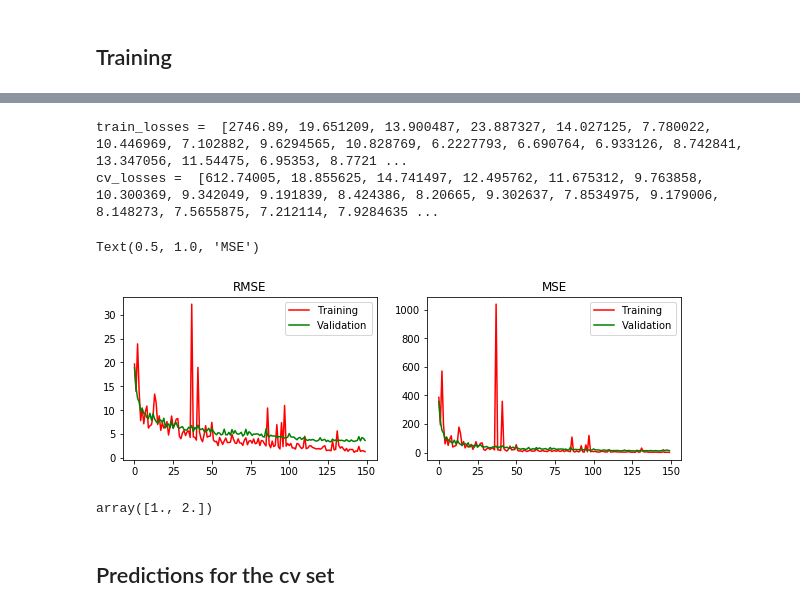
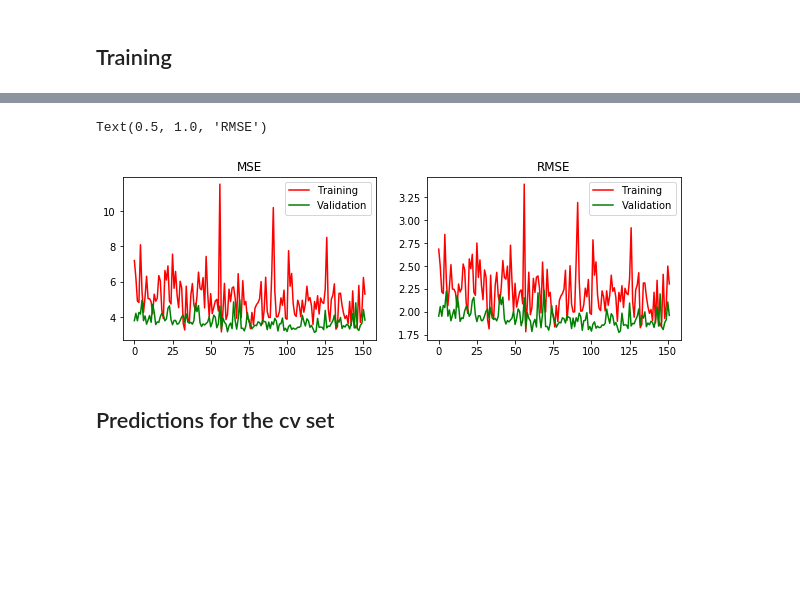
Before and after one commit to sgmig/ml_projects, a Jupyter notebook: kaggle/facial-keypoints-detection/facial_keypoints_CNN.ipynb, the cells around one changed output, grey strips where cells are left out. Drawn from its saved outputs; the diff is of its cells as text; code cells hidden in the pictures; blank space fills up the shorter version.

```diff
--- a/kaggle/facial-keypoints-detection/facial_keypoints_CNN.ipynb
+++ b/kaggle/facial-keypoints-detection/facial_keypoints_CNN.ipynb
@@ -241,7 +228,9 @@ counter = 6
+# %%
+counter = 7 # a variable to keep track of different models.
 # %% [markdown]
 ## Training
 # %%
-num_steps = 5000
+num_steps = 10000
 
 fig = plt.figure()
 ax = fig.add_subplot(1, 1, 1)
@@ -252,9 +241,9 @@ with tf.Session() as sess:
     writer = tf.summary.FileWriter('./tensorboard_logs', sess.graph)
     #sess.run(init)
     saver.restore(sess, "./saved_models/keypoints_cnn_" + str(counter) )
-    #saver.restore(sess, "./saved_models/keypoints_3_lay_cnn_3")
-    train_losses = []
-    cv_losses = []
+
+    #train_losses = []
+    #cv_losses = []
 
 
     for iteration in range(num_steps+1):
@@ -265,7 +254,7 @@ with tf.Session() as sess:
         # Uncomment for BN
         _ , train_loss= sess.run([train, masked_loss],
                              feed_dict={x: x_batch, keypoints_true: keypoints_batch,
-                                        lr:0.0005, drop_rate:0})
+                                        lr:0.0005, drop_rate:0.2})
 
         if iteration%100 == 0:
 
@@ -288,8 +277,8 @@ with tf.Session() as sess:
             print('CV RMSE:', np.sqrt(cv_loss), '\n')
 
             ax.cla()
-            ax.plot(train_losses[1:], 'r', label = 'Training error')
-            ax.plot(cv_losses[1:], 'g', label = 'Validation error')
+            ax.plot(train_losses[150:], 'r', label = 'Training error')
+            ax.plot(cv_losses[150:], 'g', label = 'Validation error')
             ax.legend()
             display(fig)
 
@@ -307,8 +296,8 @@ with tf.Session() as sess:
     print('CV MSE:',  cv_losses[-1], '\n')
 
     ax.cla()
-    ax.plot(train_losses[1:], 'r', label = 'Training error')
-    ax.plot(cv_losses[1:], 'g', label = 'Validation error')
+    ax.plot(train_losses[150:], 'r', label = 'Training error')
+    ax.plot(cv_losses[150:], 'g', label = 'Validation error')
     ax.legend()
 
 
@@ -348,36 +344,20 @@ cv_losses_mod6_15k.append(cv_losses)
-# %%
-train_losses_mod6_20k = train_losses_mod6_15k
-
-cv_losses_mod6_20k =  cv_losses_mod6_15k
-
-print('train_losses = ', train_losses_mod6_20k)
-print('cv_losses = ', cv_losses_mod6_20k)
-# %% [output]
-train_losses =  [2746.89, 19.651209, 13.900487, 23.887327, 14.027125, 7.780022, 10.446969, 7.102882, 9.6294565, 10.828769, 6.2227793, 6.690764, 6.933126, 8.742841, 13.347056, 11.54475, 6.95353, 8.7721 ...
-cv_losses =  [612.74005, 18.855625, 14.741497, 12.495762, 11.675312, 9.763858, 10.300369, 9.342049, 9.191839, 8.424386, 8.20665, 9.302637, 7.8534975, 9.179006, 8.148273, 7.5655875, 7.212114, 7.9284635 ...
-# %%
-train_losses[np.argmax(train_losses)] = train_losses[np.argmax(train_losses)-1]
 # %%
 figure, ax = plt.subplots(1,2, figsize = (10,3))
 
-ax[0].plot(train_losses[1:], 'r', label = 'Training')
-ax[0].plot(cv_losses[1:], 'g', label = 'Validation')
+from_step = 150
+
+ax[0].plot(train_losses[from_step:], 'r', label = 'Training')
+ax[0].plot(cv_losses[from_step:], 'g', label = 'Validation')
 ax[0].legend()
-ax[0].set_title('RMSE')
+ax[0].set_title('MSE')
 
-ax[1].plot(list(map(lambda x: x**2, train_losses[1:])), 'r', label = 'Training')
-ax[1].plot(list(map(lambda x: x**2, cv_losses[1:])), 'g', label = 'Validation')
+ax[1].plot(np.sqrt(train_losses[from_step:]), 'r', label = 'Training')
+ax[1].plot(np.sqrt(cv_losses[from_step:]), 'g', label = 'Validation')
 ax[1].legend()
-ax[1].set_title('MSE')
+ax[1].set_title('RMSE')
 # %% [output]
-Text(0.5, 1.0, 'MSE')
+Text(0.5, 1.0, 'RMSE')
-[figure, old version]
+[figure, new version]
-# %%
-A = [1,2]
-B = list(map(lambda x: x**2, A))
-np.sqrt(B)
-# %% [output]
-array([1., 2.])
 # %% [markdown]
 ## Predictions for the cv set
 # %%
```
Also changed, not shown: parts of 27 cells of this notebook.
